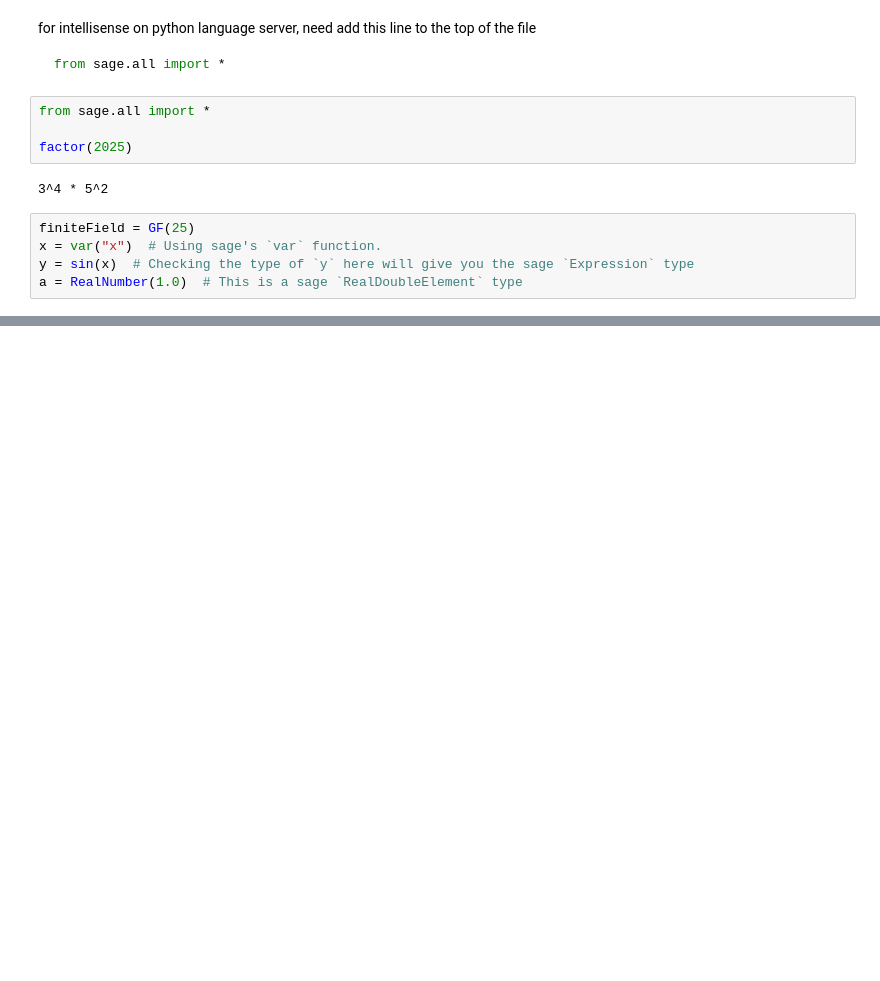
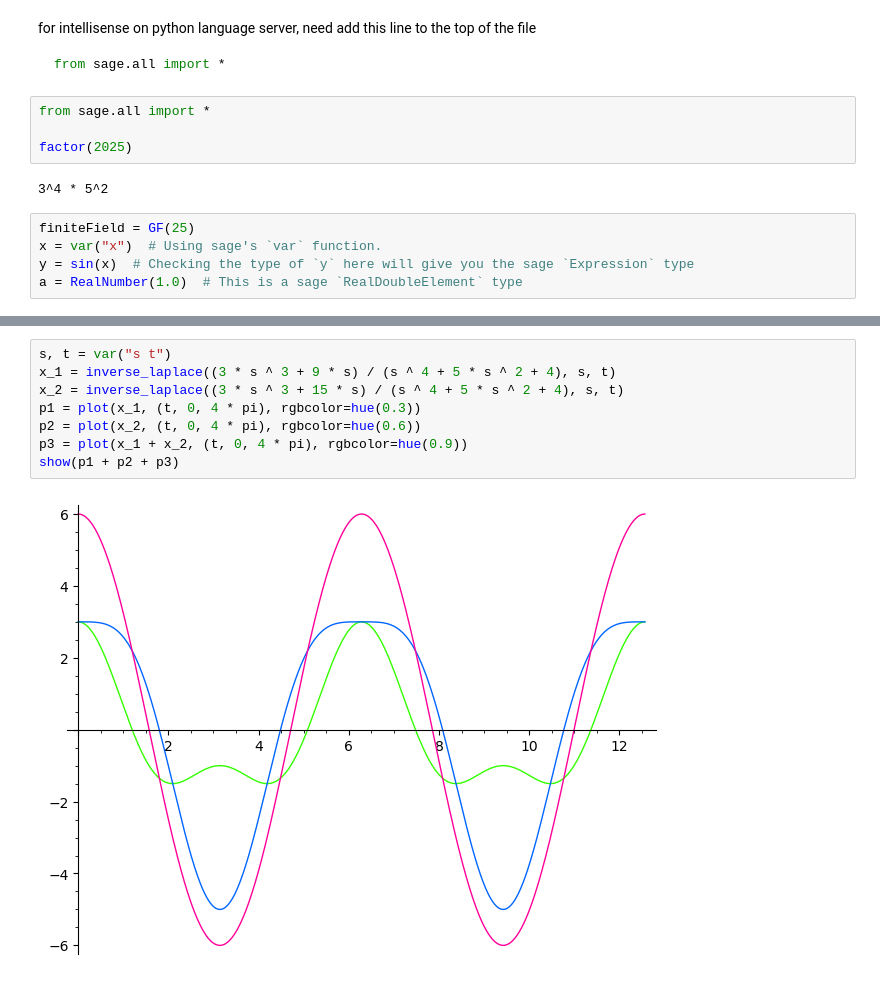
Before and after one commit to xjh2000/sagemath, a Jupyter notebook: Quickstart.ipynb, the cells around one changed output, grey strips where cells are left out. Drawn from its saved outputs; the diff is of its cells as text; blank space fills up the shorter version.

```diff
--- a/Quickstart.ipynb
+++ b/Quickstart.ipynb
@@ -21,0 +198,10 @@ Graphics3d Object
+# %%
+s, t = var("s t")
+x_1 = inverse_laplace((3 * s ^ 3 + 9 * s) / (s ^ 4 + 5 * s ^ 2 + 4), s, t)
+x_2 = inverse_laplace((3 * s ^ 3 + 15 * s) / (s ^ 4 + 5 * s ^ 2 + 4), s, t)
+p1 = plot(x_1, (t, 0, 4 * pi), rgbcolor=hue(0.3))
+p2 = plot(x_2, (t, 0, 4 * pi), rgbcolor=hue(0.6))
+p3 = plot(x_1 + x_2, (t, 0, 4 * pi), rgbcolor=hue(0.9))
+show(p1 + p2 + p3)
+# %% [output]
+[figure, added]
```
Also changed, not shown: parts of 15 cells of this notebook.
